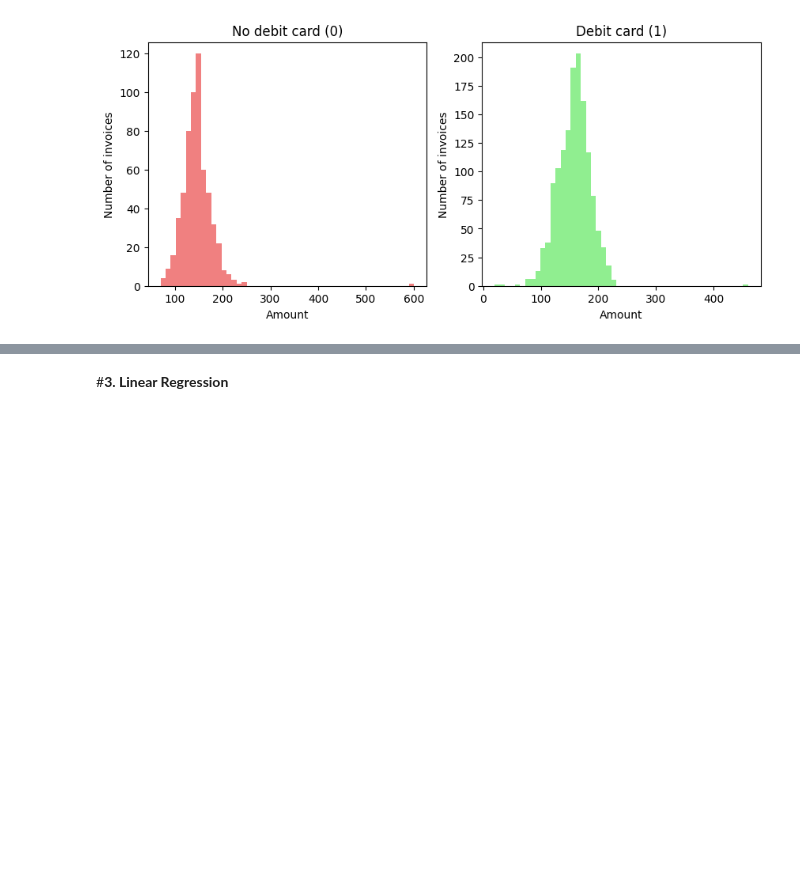
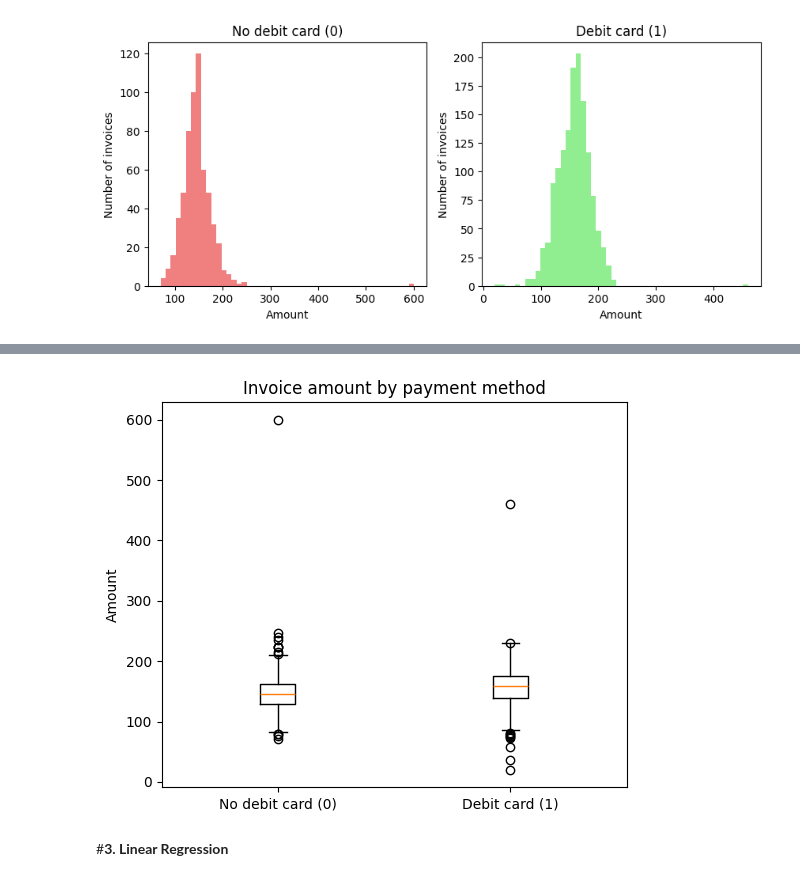
Before and after one commit to maramgueye/datascience_with_python, a Jupyter notebook: Final_Assessment_Gueye_Maram_studentID.ipynb, the cells around one changed output, grey strips where cells are left out. Saved outputs shown, nothing was run; the diff lists cells and outputs as text; code cells hidden in the pictures; blank space fills up the shorter version.

```diff
--- a/Final_Assessment_Gueye_Maram_studentID.ipynb
+++ b/Final_Assessment_Gueye_Maram_studentID.ipynb
@@ -330,3 +351,11 @@ plt.show()
+# %%
+plt.figure(figsize=(6, 5))
+plt.boxplot([no_debit, debit], tick_labels=['No debit card (0)', 'Debit card (1)'])
+plt.ylabel('Amount')
+plt.title('Invoice amount by payment method')
+plt.show()
+# %% [output]
+[figure, added]
 # %% [markdown]
 #**3. Linear Regression**
 # %% [markdown]
```
Also changed, not shown: parts of 42 cells of this notebook.
